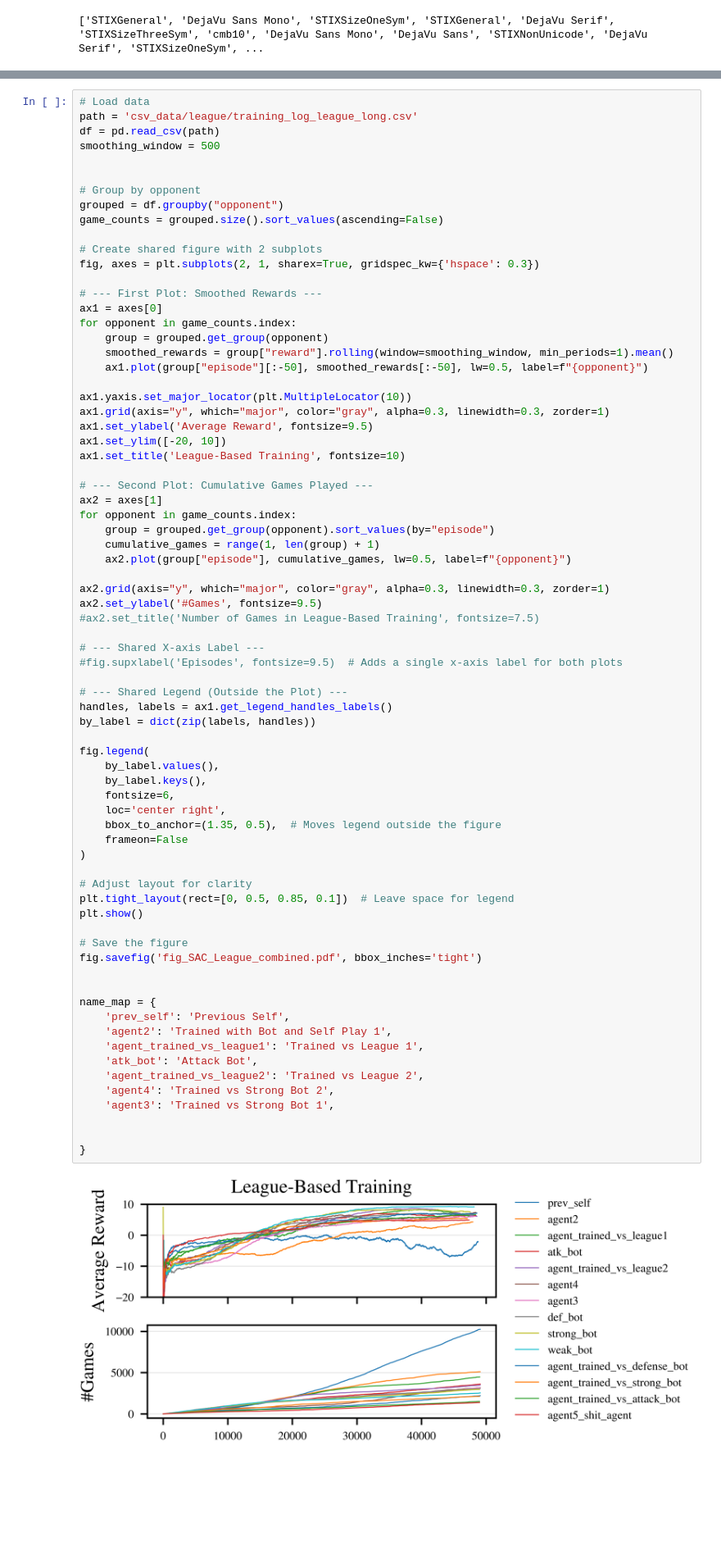
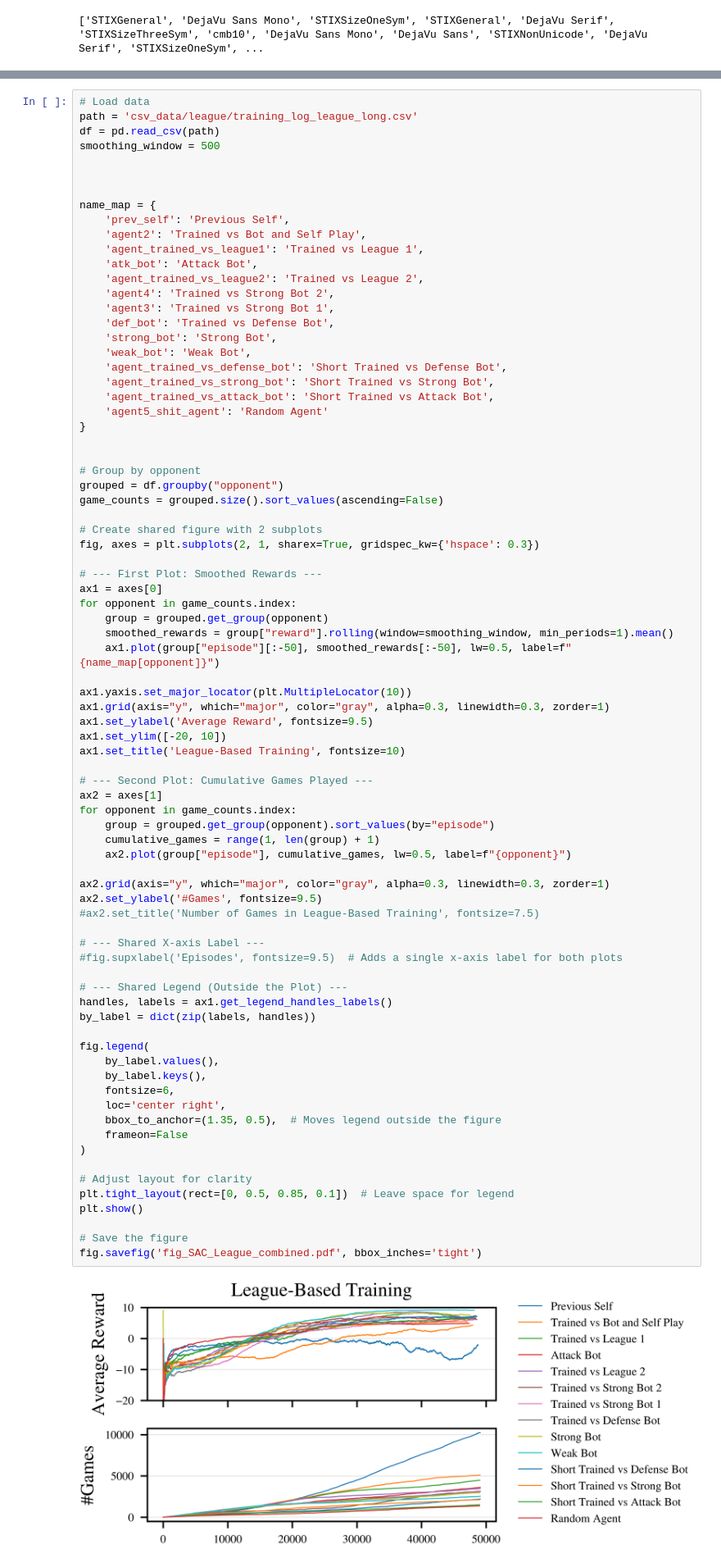
Before and after one commit to SimonHanrath/RL_Hockey, a Jupyter notebook: SAC/plots/reward_plots.ipynb, the cells around one changed output, grey strips where cells are left out. Shown at 82% size. Saved outputs shown, nothing was run; the diff lists cells and outputs as text; blank space fills up the shorter version.

```diff
--- a/SAC/plots/reward_plots.ipynb
+++ b/SAC/plots/reward_plots.ipynb
@@ -139,6 +139,25 @@ fig.savefig('fig_SAC_TrainingWithDifferentAlphas.pdf')
 path = 'csv_data/league/training_log_league_long.csv'
 df = pd.read_csv(path)
 smoothing_window = 500
+
+
+
+name_map = {
+    'prev_self': 'Previous Self',
+    'agent2': 'Trained vs Bot and Self Play',
+    'agent_trained_vs_league1': 'Trained vs League 1',
+    'atk_bot': 'Attack Bot',
+    'agent_trained_vs_league2': 'Trained vs League 2',
+    'agent4': 'Trained vs Strong Bot 2',
+    'agent3': 'Trained vs Strong Bot 1',
+    'def_bot': 'Trained vs Defense Bot',
+    'strong_bot': 'Strong Bot',
+    'weak_bot': 'Weak Bot',
+    'agent_trained_vs_defense_bot': 'Short Trained vs Defense Bot',
+    'agent_trained_vs_strong_bot': 'Short Trained vs Strong Bot',
+    'agent_trained_vs_attack_bot': 'Short Trained vs Attack Bot',
+    'agent5_shit_agent': 'Random Agent'
+}
 
 
 # Group by opponent
@@ -153,7 +172,7 @@ ax1 = axes[0]
 for opponent in game_counts.index:
     group = grouped.get_group(opponent)
     smoothed_rewards = group["reward"].rolling(window=smoothing_window, min_periods=1).mean()
-    ax1.plot(group["episode"][:-50], smoothed_rewards[:-50], lw=0.5, label=f"{opponent}")
+    ax1.plot(group["episode"][:-50], smoothed_rewards[:-50], lw=0.5, label=f"{name_map[opponent]}")
 
 ax1.yaxis.set_major_locator(plt.MultipleLocator(10))
 ax1.grid(axis="y", which="major", color="gray", alpha=0.3, linewidth=0.3, zorder=1)
@@ -168,44 +187,31 @@ for opponent in game_counts.index:
     cumulative_games = range(1, len(group) + 1)
     ax2.plot(group["episode"], cumulative_games, lw=0.5, label=f"{opponent}")
 
 ax2.grid(axis="y", which="major", color="gray", alpha=0.3, linewidth=0.3, zorder=1)
 ax2.set_ylabel('#Games', fontsize=9.5)
 #ax2.set_title('Number of Games in League-Based Training', fontsize=7.5)
 
 # --- Shared X-axis Label ---
 #fig.supxlabel('Episodes', fontsize=9.5)  # Adds a single x-axis label for both plots
 
 # --- Shared Legend (Outside the Plot) ---
 handles, labels = ax1.get_legend_handles_labels()
 by_label = dict(zip(labels, handles))
 
 fig.legend(
     by_label.values(),
     by_label.keys(),
     fontsize=6,
     loc='center right',
     bbox_to_anchor=(1.35, 0.5),  # Moves legend outside the figure
     frameon=False
 )
 
 # Adjust layout for clarity
 plt.tight_layout(rect=[0, 0.5, 0.85, 0.1])  # Leave space for legend
 plt.show()
 
 # Save the figure
 fig.savefig('fig_SAC_League_combined.pdf', bbox_inches='tight')
-
-
-name_map = {
-    'prev_self': 'Previous Self',
-    'agent2': 'Trained with Bot and Self Play 1',
-    'agent_trained_vs_league1': 'Trained vs League 1',
-    'atk_bot': 'Attack Bot',
-    'agent_trained_vs_league2': 'Trained vs League 2',
-    'agent4': 'Trained vs Strong Bot 2',
-    'agent3': 'Trained vs Strong Bot 1',
-
-
-}
 # %% [output]
-[figure, old version]
+[figure, new version]
```
Also changed, not shown: 6 other files.
